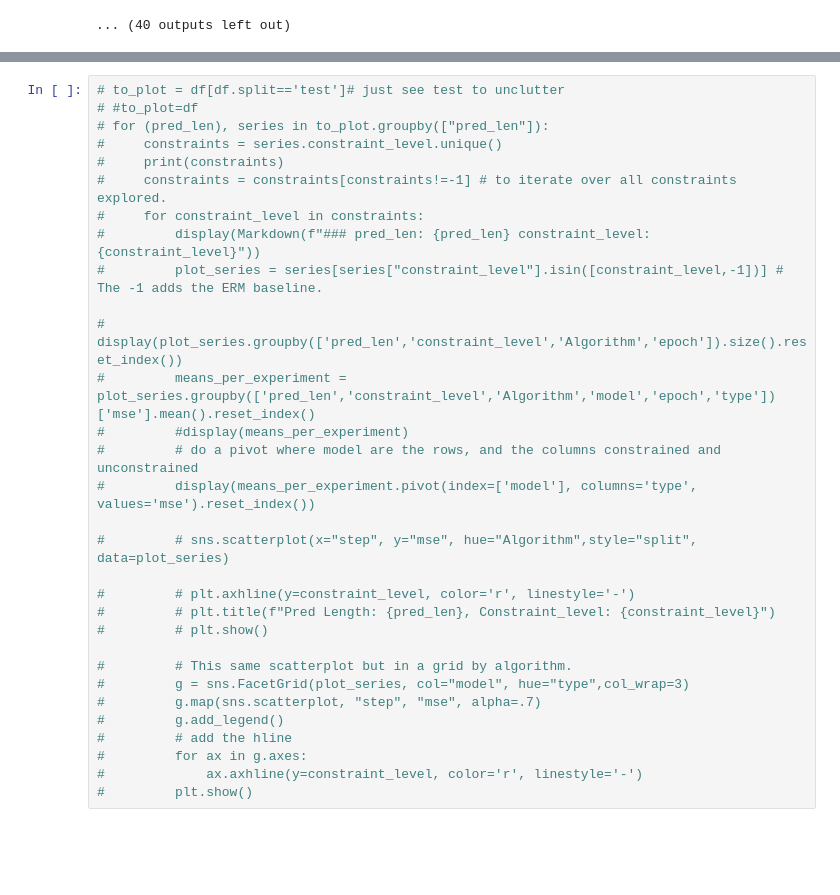
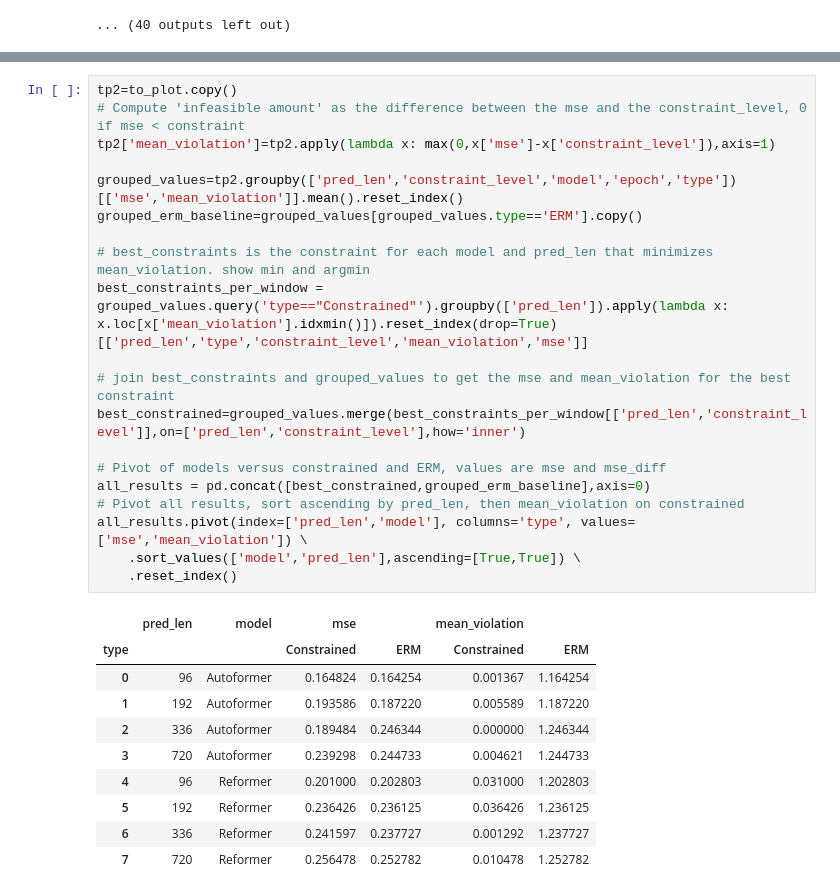
Before and after one commit to thuml/Autoformer, a Jupyter notebook: 2023-09-01 10 - Results Electricity Multimodel Statinformed no-es.ipynb, the cells around one changed output, grey strips where cells are left out. Drawn from its saved outputs; the diff is of its cells as text; blank space fills up the shorter version.

Commit message:
Polish electricity notebook results

```diff
--- a/2023-09-01 10 - Results Electricity Multimodel Statinformed no-es.ipynb
+++ b/2023-09-01 10 - Results Electricity Multimodel Statinformed no-es.ipynb
@@ -179,31 +157,31 @@ ValueError: Index contains duplicate entries, cannot reshape
-# %%
-# to_plot = df[df.split=='test']# just see test to unclutter
-# #to_plot=df
-# for (pred_len), series in to_plot.groupby(["pred_len"]):
-#     constraints = series.constraint_level.unique()
-#     print(constraints)
-#     constraints = constraints[constraints!=-1] # to iterate over all constraints explored.
-#     for constraint_level in constraints:
-#         display(Markdown(f"### pred_len: {pred_len} constraint_level: {constraint_level}"))
-#         plot_series = series[series["constraint_level"].isin([constraint_level,-1])] # The -1 adds the ERM baseline.
-
-#         display(plot_series.groupby(['pred_len','constraint_level','Algorithm','epoch']).size().reset_index())
-#         means_per_experiment = plot_series.groupby(['pred_len','constraint_level','Algorithm','model','epoch','type'])['mse'].mean().reset_index()
-#         #display(means_per_experiment)
-#         # do a pivot where model are the rows, and the columns constrained and unconstrained
-#         display(means_per_experiment.pivot(index=['model'], columns='type', values='mse').reset_index())
-
-#         # sns.scatterplot(x="step", y="mse", hue="Algorithm",style="split", data=plot_series)
-
-#         # plt.axhline(y=constraint_level, color='r', linestyle='-')
-#         # plt.title(f"Pred Length: {pred_len}, Constraint_level: {constraint_level}")
-#         # plt.show()
-
-#         # This same scatterplot but in a grid by algorithm.
-#         g = sns.FacetGrid(plot_series, col="model", hue="type",col_wrap=3)
-#         g.map(sns.scatterplot, "step", "mse", alpha=.7)
-#         g.add_legend()
-#         # add the hline
-#         for ax in g.axes:
-#             ax.axhline(y=constraint_level, color='r', linestyle='-')
-#         plt.show()
+# %%
+tp2=to_plot.copy()
+# Compute 'infeasible amount' as the difference between the mse and the constraint_level, 0 if mse < constraint
+tp2['mean_violation']=tp2.apply(lambda x: max(0,x['mse']-x['constraint_level']),axis=1)
+
+grouped_values=tp2.groupby(['pred_len','constraint_level','model','epoch','type'])[['mse','mean_violation']].mean().reset_index()
+grouped_erm_baseline=grouped_values[grouped_values.type=='ERM'].copy()
+
+# best_constraints is the constraint for each model and pred_len that minimizes mean_violation. show min and argmin
+best_constraints_per_window = grouped_values.query('type=="Constrained"').groupby(['pred_len']).apply(lambda x: x.loc[x['mean_violation'].idxmin()]).reset_index(drop=True)[['pred_len','type','constraint_level','mean_violation','mse']]
+
+# join best_constraints and grouped_values to get the mse and mean_violation for the best constraint
+best_constrained=grouped_values.merge(best_constraints_per_window[['pred_len','constraint_level']],on=['pred_len','constraint_level'],how='inner')
+
+# Pivot of models versus constrained and ERM, values are mse and mse_diff
+all_results = pd.concat([best_constrained,grouped_erm_baseline],axis=0)
+# Pivot all results, sort ascending by pred_len, then mean_violation on constrained
+all_results.pivot(index=['pred_len','model'], columns='type', values=['mse','mean_violation']) \
+    .sort_values(['model','pred_len'],ascending=[True,True]) \
+    .reset_index()
+# %% [output]
+|  | pred_len | model | mse |  | mean_violation |  |
+| type |  |  | Constrained | ERM | Constrained | ERM |
+| 0 | 96 | Autoformer | 0.164824 | 0.164254 | 0.001367 | 1.164254 |
+| 1 | 192 | Autoformer | 0.193586 | 0.187220 | 0.005589 | 1.187220 |
+| 2 | 336 | Autoformer | 0.189484 | 0.246344 | 0.000000 | 1.246344 |
+| 3 | 720 | Autoformer | 0.239298 | 0.244733 | 0.004621 | 1.244733 |
+| 4 | 96 | Reformer | 0.201000 | 0.202803 | 0.031000 | 1.202803 |
+| 5 | 192 | Reformer | 0.236426 | 0.236125 | 0.036426 | 1.236125 |
+| 6 | 336 | Reformer | 0.241597 | 0.237727 | 0.001292 | 1.237727 |
+| 7 | 720 | Reformer | 0.256478 | 0.252782 | 0.010478 | 1.252782 |
```
Also changed, not shown: parts of 3 cells of this notebook.
